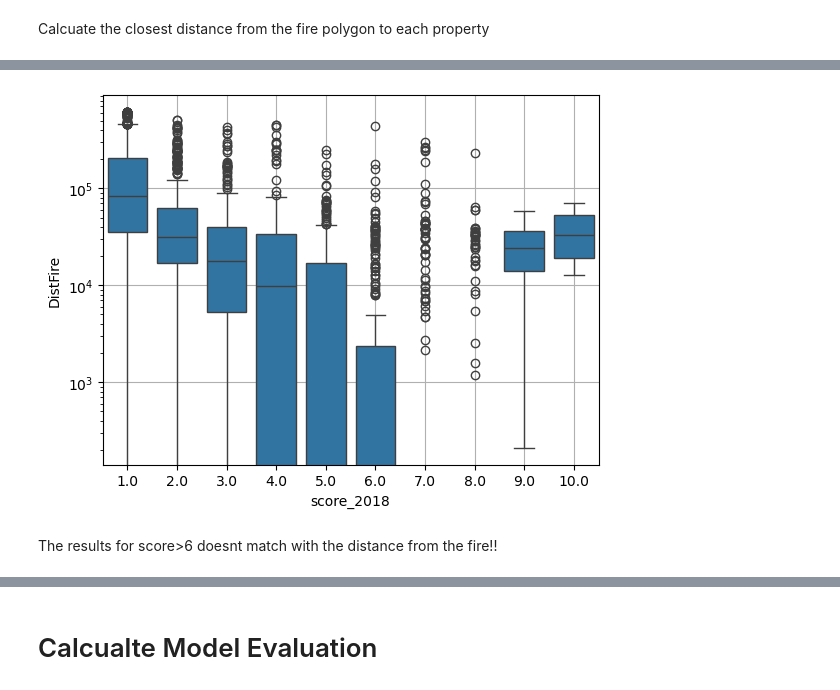
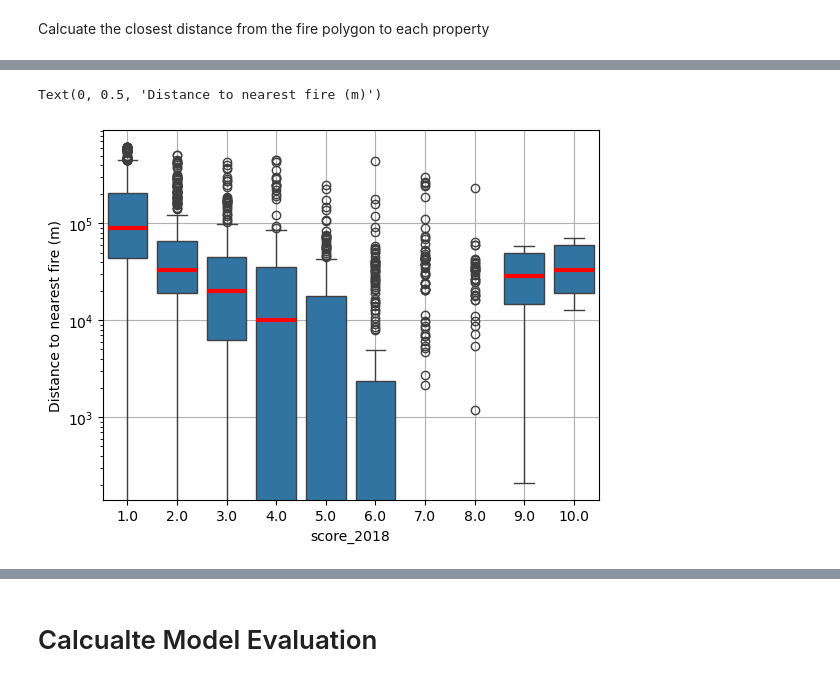
Before and after one commit to atahadd/wild_fire_model_evaluation, a Jupyter notebook: model_evaluation_2019_2022.ipynb, the cells around one changed output, grey strips where cells are left out. Cells and saved outputs as stored; diff of their text form; code cells hidden in the pictures.

```diff
--- a/model_evaluation_2019_2022.ipynb
+++ b/model_evaluation_2019_2022.ipynb
@@ -188,14 +201,19 @@ from ipywidgets import interact, IntSlider
 # Set panda display float format with two decimal places
 pd.set_option('display.float_format', lambda x: '%.2f' % x)
 # %%
-# US wildfire shp file location
-path_fire_file = 'temp/Wildfires_1878_2019_Polygon_Data/Shapefile/US_Wildfires_1878_2019.shp'
-
-# excell and sheet name, output of the model
+# Sheet id and sheet name, output of the model
 sheet_id = '1QjMq-88mU2ZTw8TnFQdV7-mR1xJISxQX'
 sheet_name = '34324589'
 url=f'https://docs.google.com/spreadsheets/d/{sheet_id}/export?format=csv&gid={sheet_name}'
 
+
+# US wildfire shp file url
+url_wildfire_data = 'https://www.sciencebase.gov/catalog/file/get/5ee13de982ce3bd58d7be7e7?f=__disk__7f%2Fae%2F76%2F7fae7621b81c8548f162dbc10e9e9b9fe335d604'
+
+# where to download the zip file
+download_path = '../temp/wildfire'
+
 # where to save the final shape files
-save_dir = 'processed_file/'
+save_dir = os.path.join(download_path, 'processed_file')
+os.makedirs(save_dir, exist_ok=True)
 # %%
@@ -210,5 +227,6 @@ df_pred.head(3)
 # %%
-# remove pnt without coordinate
-df_pred = df_pred[~df_pred.longitude.isnull() & ~df_pred.latitude.isnull()]
+# remove points without coordinate
+df_pred = df_pred.dropna(subset=['latitude', 'longitude', 'score_2018'])
+
 print(df_pred.shape)
 # %% [output]
@@ -350,5 +439,7 @@ def load_and_filter_fire_data(file_path: str, year: int=2019) -> gpd.GeoDataFram
 # %%
+path_wildfire_file = get_shapefile_from_url(url_wildfire_data, download_path)
+
 # load the wildfire dataset for year 2019
-fire_2019 = load_and_filter_fire_data(path_fire_file, year=2019)
+fire_2019 = load_and_filter_fire_data(path_wildfire_file, year=2019)
 
 fire_2019.head(2)
@@ -453,17 +609,16 @@ fire_sindex = fire_2019.explode(index_parts=True).geometry.apply(polygon_to_mult
 # Compute the nearest distance from each property point to the nearest fire vertex
 # for pnt inside the polygon
 points_within = gpd.sjoin(df_pred, fire_2019, how='left', predicate='within')
-df_pred['DistFire'] = np.where(points_within.index_right.notna(), 0, np.nan)
+df_pred['dist_fire'] = np.where(points_within.index_right.notna(), 0, np.nan)
 
 # for pnt outside of the polygon
-points_outside = df_pred[df_pred['DistFire'].isna()].copy()
-points_outside['DistFire'] = df_pred.geometry.apply(
+points_outside = df_pred[df_pred['dist_fire'].isna()].copy()
+points_outside['dist_fire'] = df_pred.geometry.apply(
     lambda geom: fire_sindex.nearest(geom, return_distance=True)[1][0]  )
+
 
 # update all points
 df_pred.update(points_outside)
 
-df_pred.to_file(os.path.join(save_dir, 'pnt_firzone_dist_fire.shp'))
-
 df_pred.head(2)
 # %% [output]
@@ -490,11 +652,11 @@ df_pred.groupby('score_2018').agg({'DistFire': ['count', 'mean', 'std']})
 # %%
 # Create a box plot to visualize the relationship between the 2018 risk scores ('score_2018')
 # and the nearest fire distances ('NFireDist').
 
-sns.boxplot(data=df_pred, x='score_2018', y='DistFire')
-plt.grid()
-plt.yscale('log')
+ax = sns.boxplot(data=df_pred, x='score_2018', y=df_pred['dist_fire'], medianprops={"color": "r", "linewidth": 3})
+ax.grid()
+ax.set_yscale('log');
+ax.set_ylabel('Distance to nearest fire (m)')
 # %% [output]
+Text(0, 0.5, 'Distance to nearest fire (m)')
-[figure, old version]
+[figure, new version]
-# %% [markdown]
-The results for score>6 doesnt match with the distance from the fire!!
```
Also changed, not shown: parts of 45 cells of this notebook.
